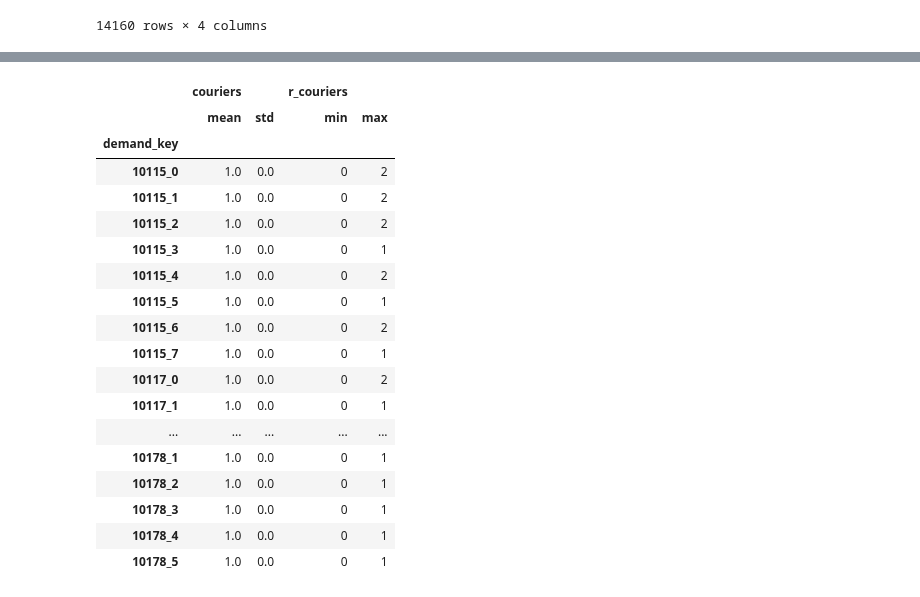
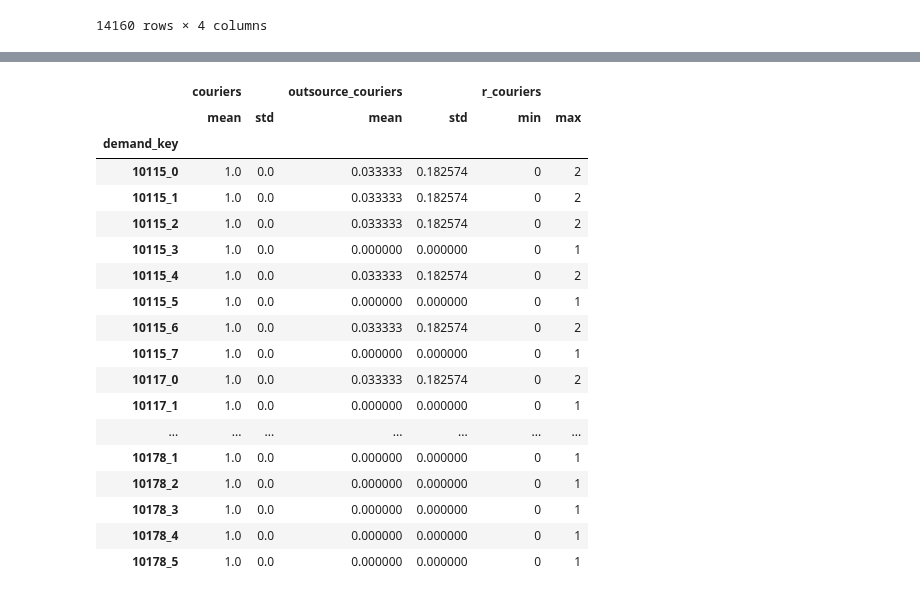
Before and after one commit to carlosperez1997/lmd-sizing-scheduling, a Jupyter notebook: solver/solver.ipynb, the cells around one changed output, grey strips where cells are left out. Cells and saved outputs as stored; diff of their text form; code cells hidden in the pictures.

```diff
--- a/solver/solver.ipynb
+++ b/solver/solver.ipynb
@@ -166,6 +170,10 @@ scenarios_hired_couriers_df = (
     pd.merge(scenarios_with_demand[['r_couriers','demand_key','scenario']],
              hired_couriers_df, on='demand_key', how='left')
     .sort_values(['demand_key', 'scenario'])
-)[['area', 'demand_key', 'scenario', 'couriers', 'r_couriers']]
+)
+scenarios_hired_couriers_df['outsource_couriers'] = (scenarios_hired_couriers_df['r_couriers'] - \
+                                                     scenarios_hired_couriers_df['couriers']).clip(lower=0)
+
+scenarios_hired_couriers_df = scenarios_hired_couriers_df[['area', 'period', 'demand_key', 'scenario', 'couriers', 'outsource_couriers', 'r_couriers']]
 scenarios_hired_couriers_df.head(30)
 # %% [output]
@@ -189,25 +197,32 @@ scenarios_hired_couriers_df.head(30)
 # %%
-scenarios_hired_couriers_df.groupby('demand_key').agg({'couriers': ['mean', 'std'], 'r_couriers': ['min', 'max']}).head(30)
+(
+    scenarios_hired_couriers_df
+    .groupby('demand_key')
+    .agg({'couriers': ['mean', 'std'],
+          'outsource_couriers': ['mean', 'std'],
+          'r_couriers': ['min', 'max']}
+    ).head(30)
+)
 # %% [output]
-|  | couriers |  | r_couriers |  |
-|  | mean | std | min | max |
-| demand_key |  |  |  |  |
-| 10115_0 | 1.0 | 0.0 | 0 | 2 |
-| 10115_1 | 1.0 | 0.0 | 0 | 2 |
-| 10115_2 | 1.0 | 0.0 | 0 | 2 |
-| 10115_3 | 1.0 | 0.0 | 0 | 1 |
-| 10115_4 | 1.0 | 0.0 | 0 | 2 |
-| 10115_5 | 1.0 | 0.0 | 0 | 1 |
-| 10115_6 | 1.0 | 0.0 | 0 | 2 |
-| 10115_7 | 1.0 | 0.0 | 0 | 1 |
-| 10117_0 | 1.0 | 0.0 | 0 | 2 |
-| 10117_1 | 1.0 | 0.0 | 0 | 1 |
-| ... | ... | ... | ... | ... |
-| 10178_1 | 1.0 | 0.0 | 0 | 1 |
-| 10178_2 | 1.0 | 0.0 | 0 | 1 |
-| 10178_3 | 1.0 | 0.0 | 0 | 1 |
-| 10178_4 | 1.0 | 0.0 | 0 | 1 |
-| 10178_5 | 1.0 | 0.0 | 0 | 1 |
+|  | couriers |  | outsource_couriers |  | r_couriers |  |
+|  | mean | std | mean | std | min | max |
+| demand_key |  |  |  |  |  |  |
+| 10115_0 | 1.0 | 0.0 | 0.033333 | 0.182574 | 0 | 2 |
+| 10115_1 | 1.0 | 0.0 | 0.033333 | 0.182574 | 0 | 2 |
+| 10115_2 | 1.0 | 0.0 | 0.033333 | 0.182574 | 0 | 2 |
+| 10115_3 | 1.0 | 0.0 | 0.000000 | 0.000000 | 0 | 1 |
+| 10115_4 | 1.0 | 0.0 | 0.033333 | 0.182574 | 0 | 2 |
+| 10115_5 | 1.0 | 0.0 | 0.000000 | 0.000000 | 0 | 1 |
+| 10115_6 | 1.0 | 0.0 | 0.033333 | 0.182574 | 0 | 2 |
+| 10115_7 | 1.0 | 0.0 | 0.000000 | 0.000000 | 0 | 1 |
+| 10117_0 | 1.0 | 0.0 | 0.033333 | 0.182574 | 0 | 2 |
+| 10117_1 | 1.0 | 0.0 | 0.000000 | 0.000000 | 0 | 1 |
+| ... | ... | ... | ... | ... | ... | ... |
+| 10178_1 | 1.0 | 0.0 | 0.000000 | 0.000000 | 0 | 1 |
+| 10178_2 | 1.0 | 0.0 | 0.000000 | 0.000000 | 0 | 1 |
+| 10178_3 | 1.0 | 0.0 | 0.000000 | 0.000000 | 0 | 1 |
+| 10178_4 | 1.0 | 0.0 | 0.000000 | 0.000000 | 0 | 1 |
+| 10178_5 | 1.0 | 0.0 | 0.000000 | 0.000000 | 0 | 1 |
 # %%
 x
 # %% [output]
```
Also changed, not shown: parts of 8 cells of this notebook.
